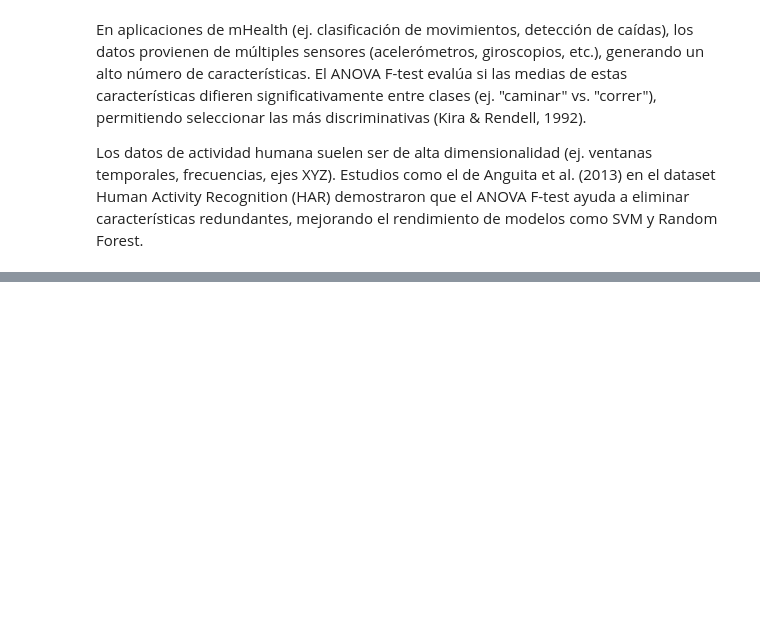
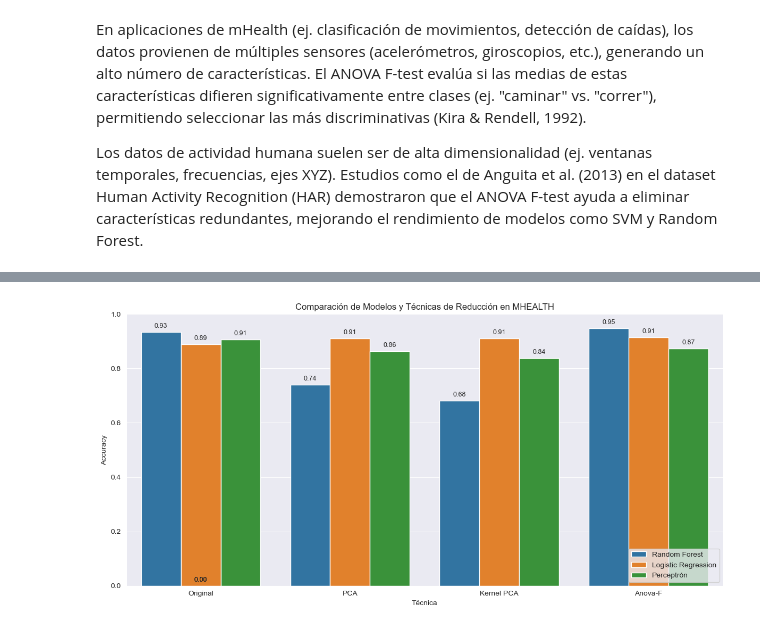
Before and after one commit to CarlosJCD/FDparaelRAHPconPython, a Jupyter notebook: Notebooks/MHEALTH.ipynb, the cells around one changed output, grey strips where cells are left out. Drawn from its saved outputs; the diff is of its cells as text; code cells hidden in the pictures; blank space fills up the shorter version.

```diff
--- a/Notebooks/MHEALTH.ipynb
+++ b/Notebooks/MHEALTH.ipynb
@@ -1136,0 +1298,7 @@ Justificación: Anguita et al. (2013), en su trabajo con el dataset HAR (Human A
+# %%
+# Modelos a evaluar
+models = {
+    'Bosques Aleatorios':  rf_model,
+    'Regresión Logística': log_reg_model,
+    'Perceptrón': model_perceptron
+}
@@ -1163,0 +1311,2 @@ Dimensiones después de PCA: 56
+# %%
+pca_avg = []
@@ -1184,3 +1398,5 @@ Gamma calculado automáticamente: 0.00607
+# %%
+kpca_avg = []
 # %% [markdown]
 Implementamos KPCA con parámetros optimizados basados en la literatura (Mika et al., 1999; Hammerla et al., 2016):
 # %%
@@ -1243,0 +1481,2 @@ Index(['auc_acc_chest', 'mean_magnitude_acc_chest', 'std_magnitudeacc_chest',
+# %%
+anova_avg = []
@@ -1318,0 +1544,50 @@ plt.show()
+# %%
+import matplotlib.pyplot as plt
+import pandas as pd
+
+# Recolectar resultados
+results = []
+results.append({'Técnica': 'Original', 'Modelo': 'Random Forest', 'Accuracy': pure_models_avg[0][0], 'F1-macro': pure_models_avg[0][1]})
+results.append({'Técnica': 'Original', 'Modelo': 'Logistic Regression', 'Accuracy': pure_models_avg[1][0], 'F1-macro': pure_models_avg[1][1]})
+results.append({'Técnica': 'Original', 'Modelo': 'Perceptrón', 'Accuracy': pure_models_avg[2][0], 'F1-macro': pure_models_avg[2][1]})
+
+results.append({'Técnica': 'PCA', 'Modelo': 'Random Forest', 'Accuracy': pca_avg[0][0], 'F1-macro': pca_avg[0][1]})
+results.append({'Técnica': 'PCA', 'Modelo': 'Logistic Regression', 'Accuracy': pca_avg[1][0], 'F1-macro': pca_avg[1][1]})
+results.append({'Técnica': 'PCA', 'Modelo': 'Perceptrón', 'Accuracy': pca_avg[2][0], 'F1-macro': pca_avg[2][1]})
+
+results.append({'Técnica': 'Kernel PCA', 'Modelo': 'Random Forest', 'Accuracy': kpca_avg[0][0], 'F1-macro': kpca_avg[0][1]})
+results.append({'Técnica': 'Kernel PCA', 'Modelo': 'Logistic Regression', 'Accuracy': kpca_avg[1][0], 'F1-macro': kpca_avg[1][1]})
+results.append({'Técnica': 'Kernel PCA', 'Modelo': 'Perceptrón', 'Accuracy': kpca_avg[2][0], 'F1-macro': kpca_avg[2][1]})
+
+results.append({'Técnica': 'Anova-F', 'Modelo': 'Random Forest', 'Accuracy': anova_avg[0][0], 'F1-macro': anova_avg[0][1]})
+results.append({'Técnica': 'Anova-F', 'Modelo': 'Logistic Regression', 'Accuracy': anova_avg[1][0], 'F1-macro': anova_avg[1][1]})
+results.append({'Técnica': 'Anova-F', 'Modelo': 'Perceptrón', 'Accuracy': anova_avg[2][0], 'F1-macro': anova_avg[2][1]})
+
+df_results = pd.DataFrame(results)
+
+# Visualización con etiquetas
+plt.figure(figsize=(12, 6))
+ax = sns.barplot(x='Técnica', y='Accuracy', hue='Modelo', data=df_results)
+
+plt.title('Comparación de Modelos y Técnicas de Reducción en MHEALTH')
+plt.ylabel('Accuracy')
+plt.ylim(0.0, 1.0)
+plt.legend(loc='lower right')
+
+# Añadir etiquetas con los valores encima de cada barra
+for p in ax.patches:
+    height = p.get_height()
+    if not pd.isna(height):  # Evitar errores con valores NaN
+        ax.text(
+            x=p.get_x() + p.get_width() / 2,
+            y=height + 0.01,
+            s=f'{height:.2f}',
+            ha='center',
+            va='bottom',
+            fontsize=9
+        )
+
+plt.tight_layout()
+plt.show()
+# %% [output]
+[figure, added]
```
Also changed, not shown: parts of 68 cells of this notebook.
